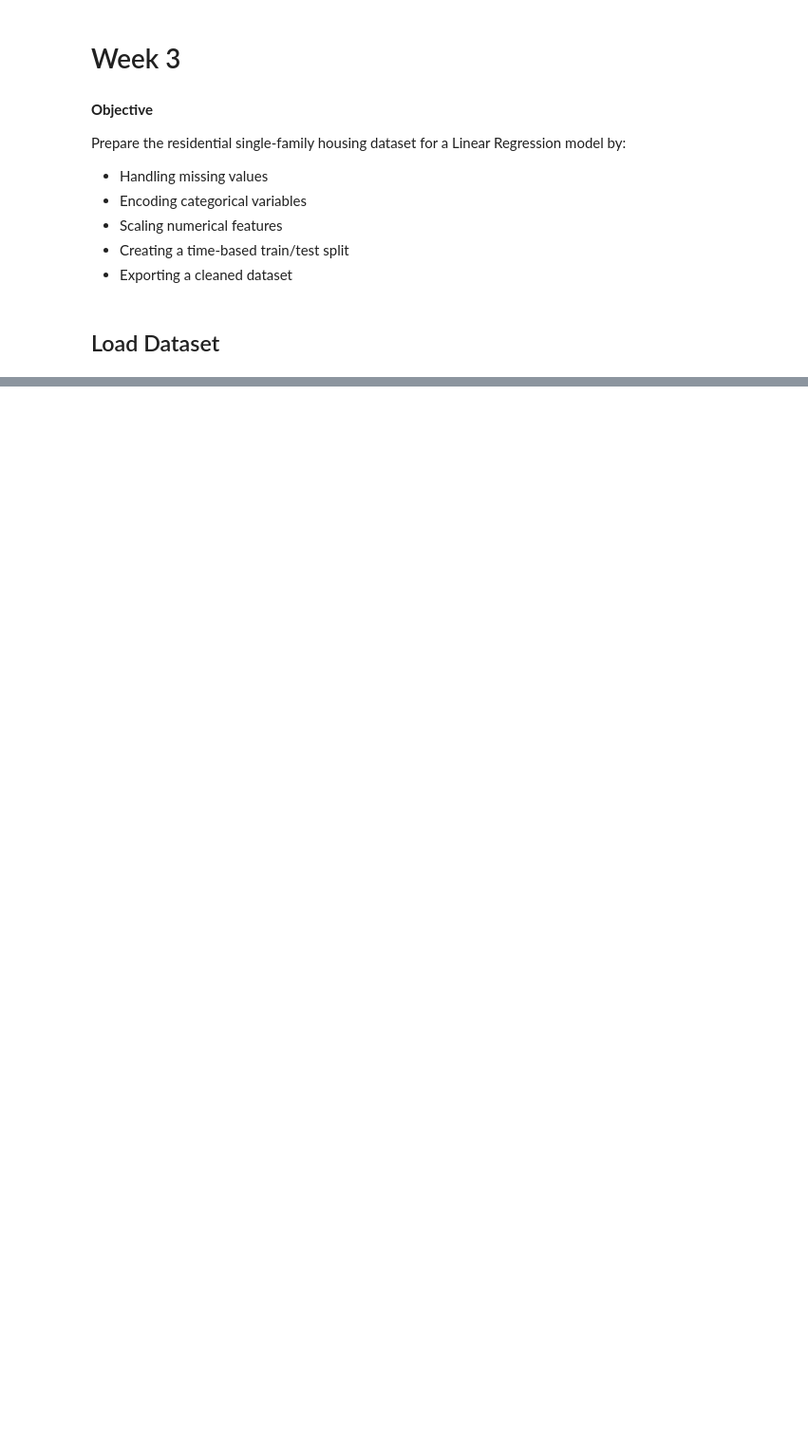
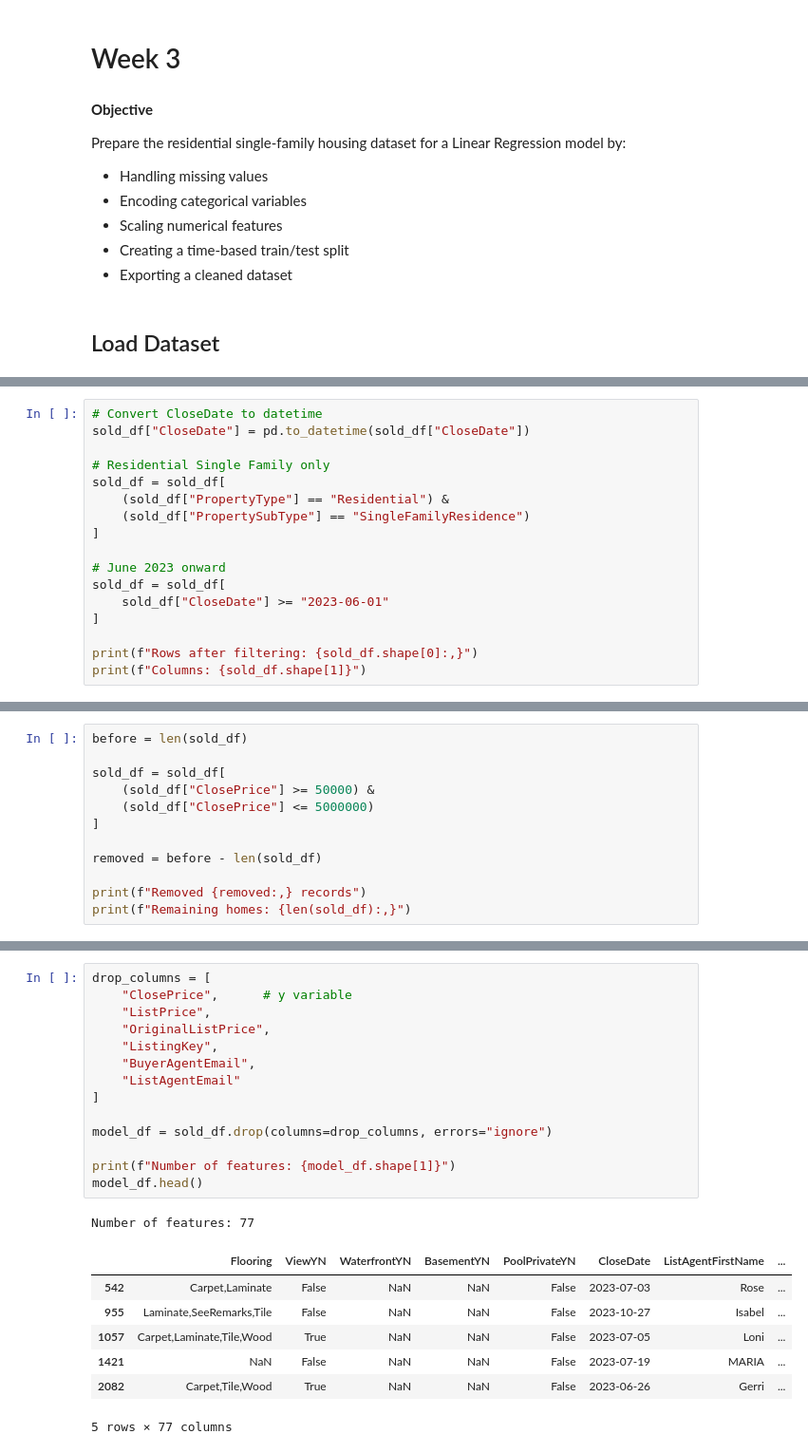
Before and after one commit to AlanTran123/IDX-Exchange-Data-Science-Intern, a Jupyter notebook: 02_preprocessing.ipynb, the cells around one changed output, grey strips where cells are left out. Shown at 95% size. Saved outputs shown, nothing was run; the diff lists cells and outputs as text; blank space fills up the shorter version.

```diff
--- a/02_preprocessing.ipynb
+++ b/02_preprocessing.ipynb
@@ -26,0 +58,17 @@ NameError: name 'sold_df' is not defined
+# %%
+# Convert CloseDate to datetime
+sold_df["CloseDate"] = pd.to_datetime(sold_df["CloseDate"])
+
+# Residential Single Family only
+sold_df = sold_df[
+    (sold_df["PropertyType"] == "Residential") &
+    (sold_df["PropertySubType"] == "SingleFamilyResidence")
+]
+
+# June 2023 onward
+sold_df = sold_df[
+    sold_df["CloseDate"] >= "2023-06-01"
+]
+
+print(f"Rows after filtering: {sold_df.shape[0]:,}")
+print(f"Columns: {sold_df.shape[1]}")
@@ -26,0 +101,12 @@ NameError: name 'sold_df' is not defined
+# %%
+before = len(sold_df)
+
+sold_df = sold_df[
+    (sold_df["ClosePrice"] >= 50000) &
+    (sold_df["ClosePrice"] <= 5000000)
+]
+
+removed = before - len(sold_df)
+
+print(f"Removed {removed:,} records")
+print(f"Remaining homes: {len(sold_df):,}")
@@ -26,0 +165,23 @@ NameError: name 'sold_df' is not defined
+# %%
+drop_columns = [
+    "ClosePrice",      # y variable
+    "ListPrice",
+    "OriginalListPrice",
+    "ListingKey",
+    "BuyerAgentEmail",
+    "ListAgentEmail"
+]
+
+model_df = sold_df.drop(columns=drop_columns, errors="ignore")
+
+print(f"Number of features: {model_df.shape[1]}")
+model_df.head()
+# %% [output]
+Number of features: 77
+|  | Flooring | ViewYN | WaterfrontYN | BasementYN | PoolPrivateYN | CloseDate | ListAgentFirstName | ... |
+| 542 | Carpet,Laminate | False | NaN | NaN | False | 2023-07-03 | Rose | ... |
+| 955 | Laminate,SeeRemarks,Tile | False | NaN | NaN | False | 2023-10-27 | Isabel | ... |
+| 1057 | Carpet,Laminate,Tile,Wood | True | NaN | NaN | False | 2023-07-05 | Loni | ... |
+| 1421 | NaN | False | NaN | NaN | False | 2023-07-19 | MARIA | ... |
+| 2082 | Carpet,Tile,Wood | True | NaN | NaN | False | 2023-06-26 | Gerri | ... |
+5 rows × 77 columns
```
Also changed, not shown: parts of 16 cells of this notebook.
